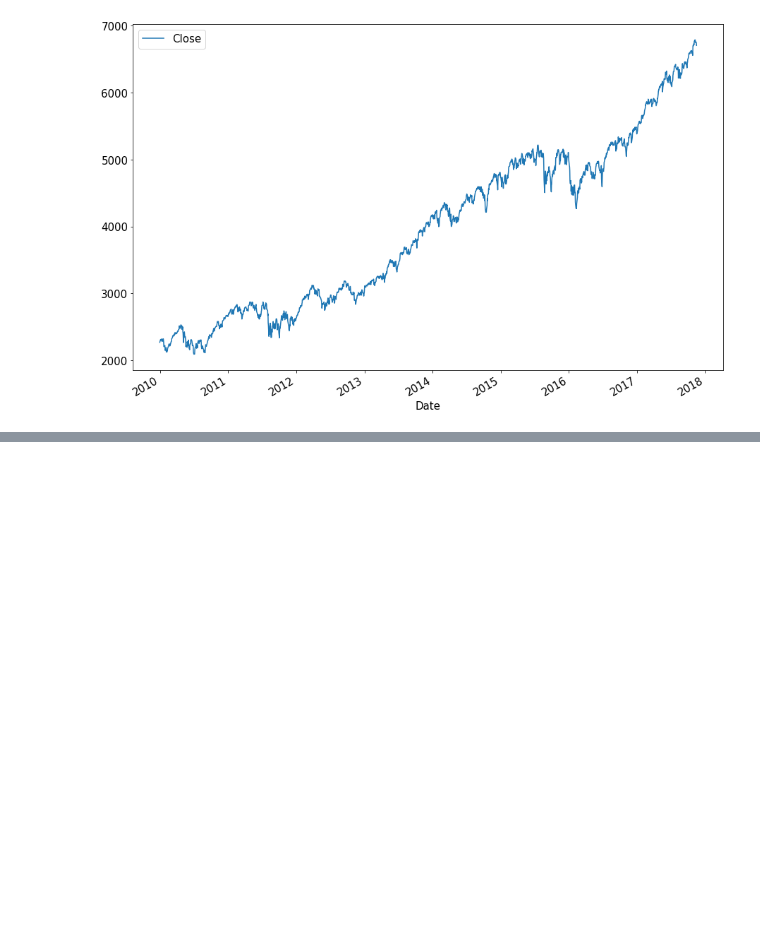
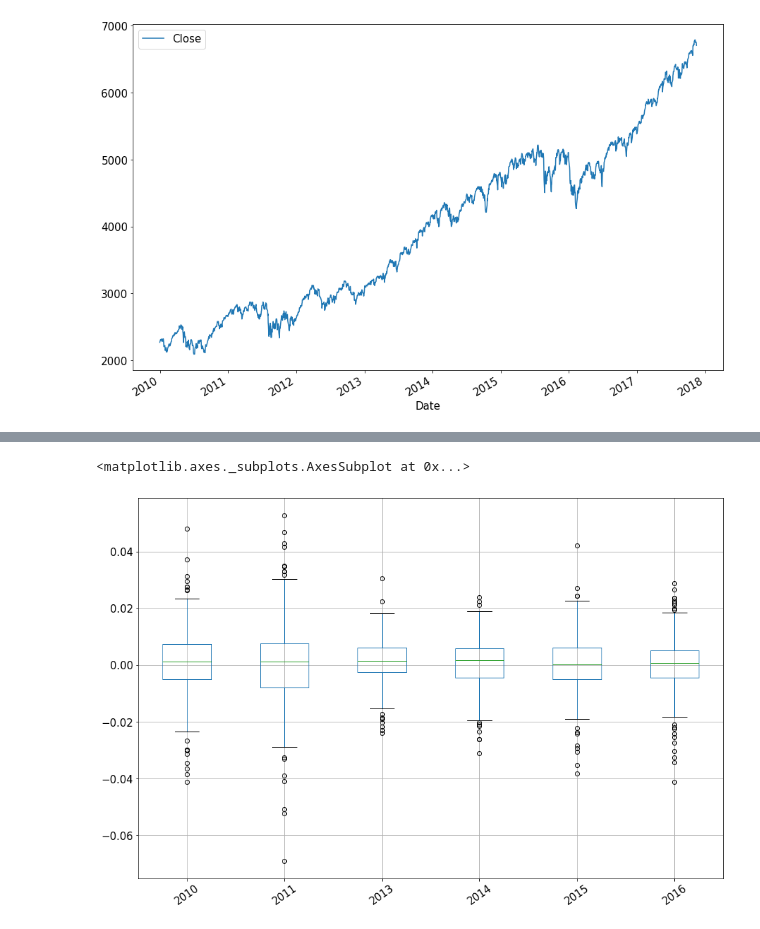
Before and after one commit to matteobettini/Stock-Market-Prediction-2020, a Jupyter notebook: notebooks/Data exploration.ipynb, the cells around one changed output, grey strips where cells are left out. Saved outputs shown, nothing was run; the diff lists cells and outputs as text; code cells hidden in the pictures; blank space fills up the shorter version.

```diff
--- a/notebooks/Data exploration.ipynb
+++ b/notebooks/Data exploration.ipynb
@@ -180,0 +238,5 @@ nasdaq_df.plot(x="Date", y="Close")
+# %%
+years.boxplot(rot=35)
+# %% [output]
+<matplotlib.axes._subplots.AxesSubplot at 0x...>
+[figure, added]
```
Also changed, not shown: parts of 19 cells of this notebook.
